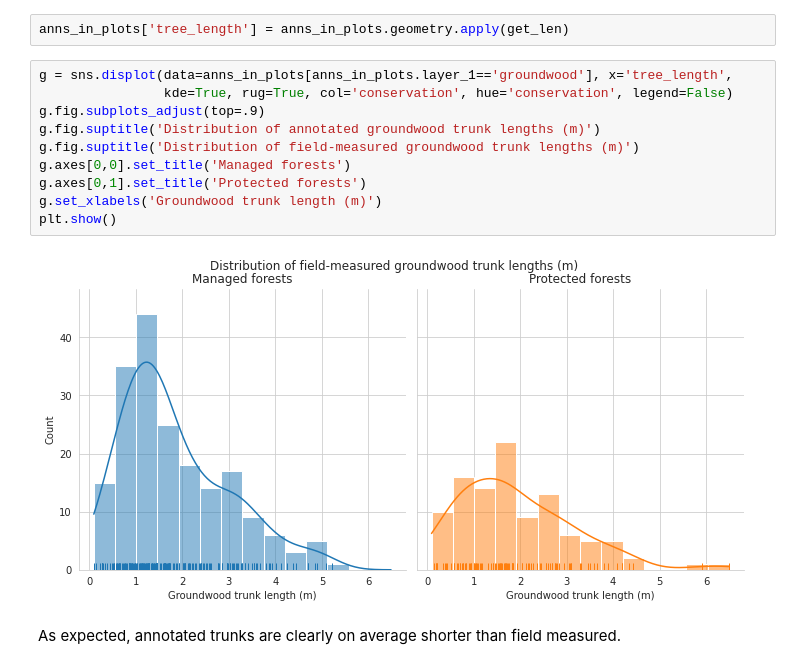
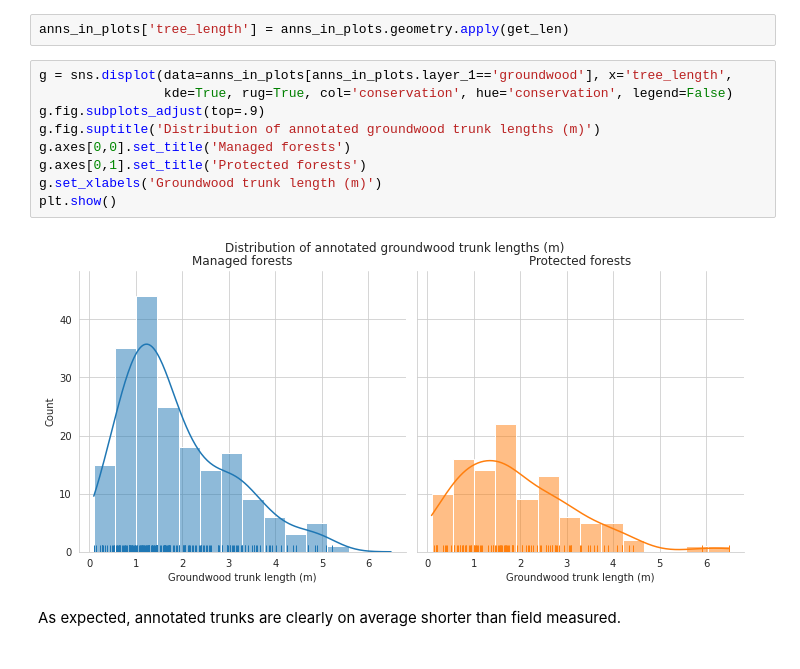
Before and after one commit to mayrajeo/maskrcnn-deadwood, a Jupyter notebook: notebooks/2_comparing_annotations_and_field_data.ipynb, the cells around one changed output. Saved outputs shown, nothing was run; the diff lists cells and outputs as text.

```diff
--- a/notebooks/2_comparing_annotations_and_field_data.ipynb
+++ b/notebooks/2_comparing_annotations_and_field_data.ipynb
@@ -118,15 +118,14 @@ anns_in_plots['tree_length'] = anns_in_plots.geometry.apply(get_len)
 # %%
 g = sns.displot(data=anns_in_plots[anns_in_plots.layer_1=='groundwood'], x='tree_length',
                 kde=True, rug=True, col='conservation', hue='conservation', legend=False)
 g.fig.subplots_adjust(top=.9)
 g.fig.suptitle('Distribution of annotated groundwood trunk lengths (m)')
-g.fig.suptitle('Distribution of field-measured groundwood trunk lengths (m)')
 g.axes[0,0].set_title('Managed forests')
 g.axes[0,1].set_title('Protected forests')
 g.set_xlabels('Groundwood trunk length (m)')
 plt.show()
 # %% [output]
-[figure, old version]
+[figure, new version]
 # %% [markdown]
 As expected, annotated trunks are clearly on average shorter than field measured.
 # %%
```
